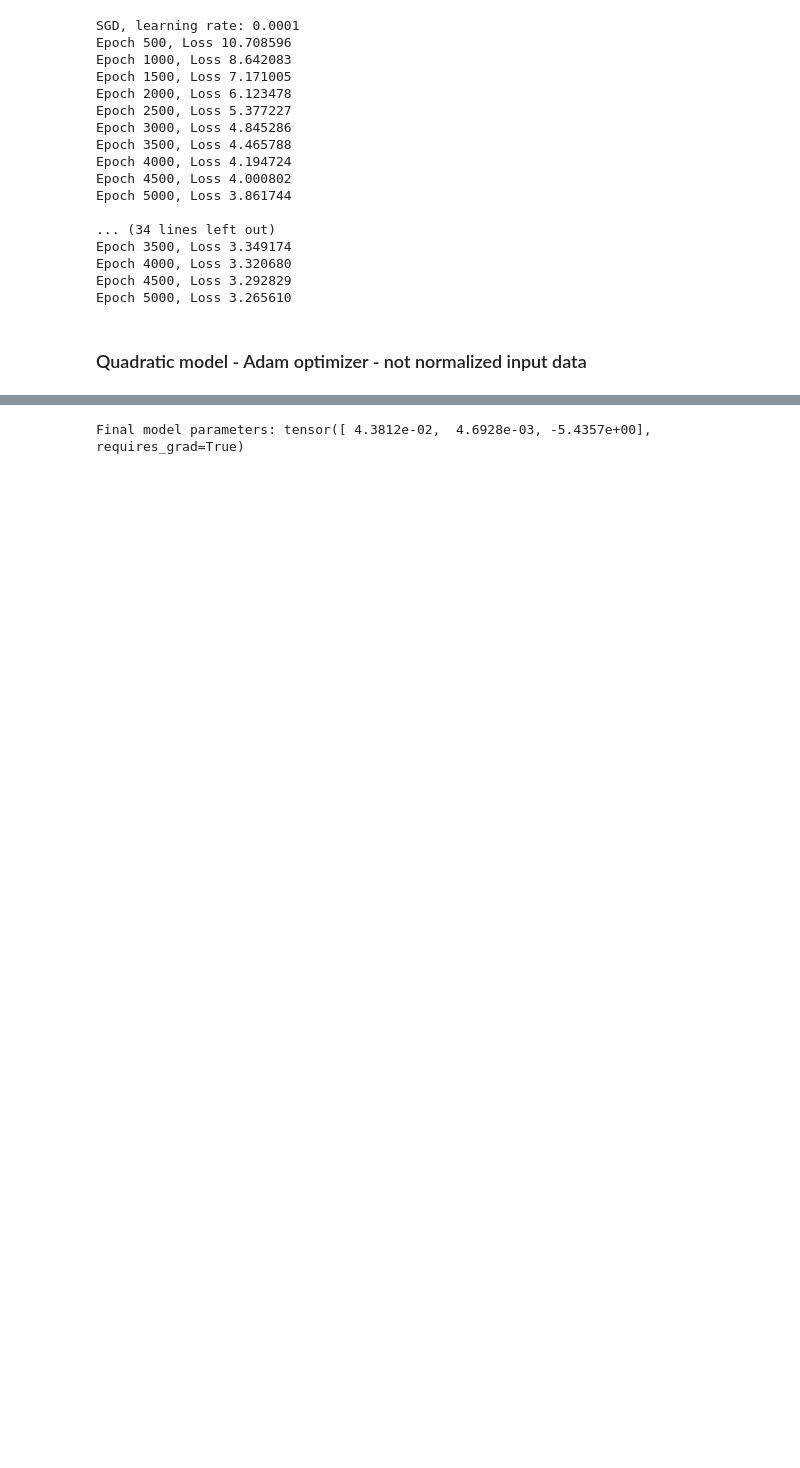
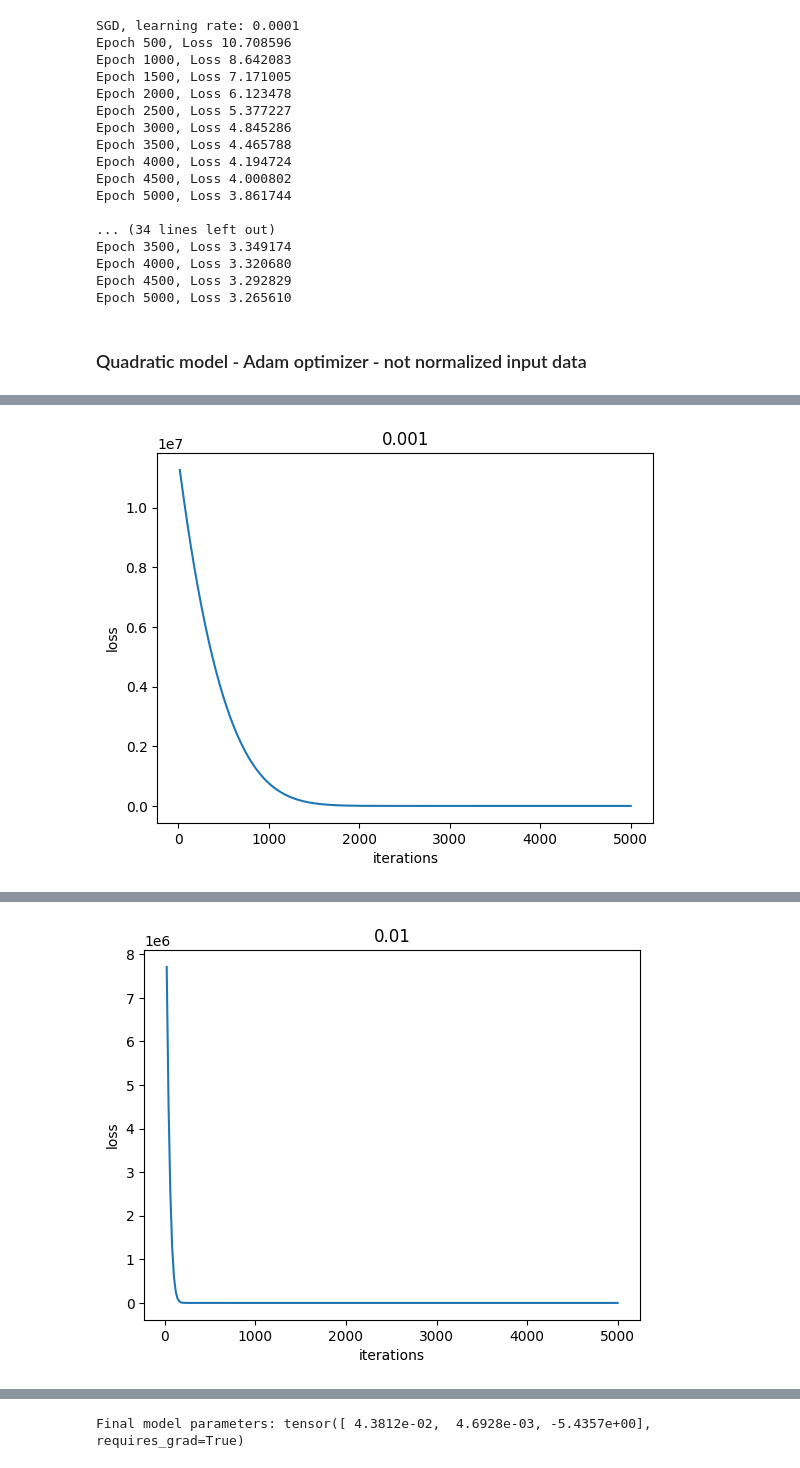
Before and after one commit to swetzel1/introduction_to_ml, a Jupyter notebook: hw5/hw5_p1.ipynb, the cells around one changed output, grey strips where cells are left out. Cells and saved outputs as stored; diff of their text form; code cells hidden in the pictures; blank space fills up the shorter version.

```diff
--- a/hw5/hw5_p1.ipynb
+++ b/hw5/hw5_p1.ipynb
@@ -118,7 +120,7 @@ Epoch 5000, Loss 3.265610
 # %% [markdown]
 ### Quadratic model - Adam optimizer - not normalized input data
 # %%
-for lr in [0.1, 2e-2, 1e-2, 0.5]: #
+for lr in [0.001, 0.01, 0.1, 0.5]: #lr for adam
 
   print('Adam, learning rate:',lr)
   params = torch.tensor([1.0, 1.0, 0.0], requires_grad=True) # extend params to fit model
@@ -132,11 +134,12 @@ for lr in [0.1, 2e-2, 1e-2, 0.5]: #
       t_u = t_u, #use original data
       t_c = t_c)
 
-  #fig = plt.figure()
-  #plt.plot(loss_history[0], loss_history[1])
-  #plt.ylabel('loss')
-  #plt.xlabel('iterations')
-  #plt.title('')
+  fig = plt.figure()
+  plt.plot(loss_history[0], loss_history[1])
+  plt.ylabel('loss')
+  plt.xlabel('iterations')
+  plt.title(lr)
+  plt.show()
 
   print('\n')
 # %% [output]
@@ -159,0 +157 @@ Epoch 5000, Loss 2.513976
+[figure, added]
@@ -159,0 +169 @@ Epoch 5000, Loss 2.513976
+[figure, added]
```
Also changed, not shown: parts of 6 cells of this notebook.
